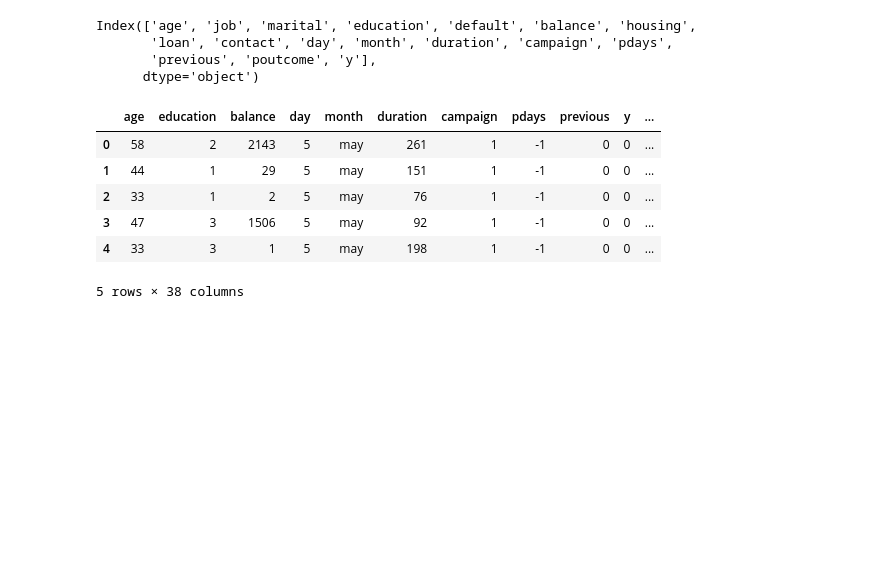
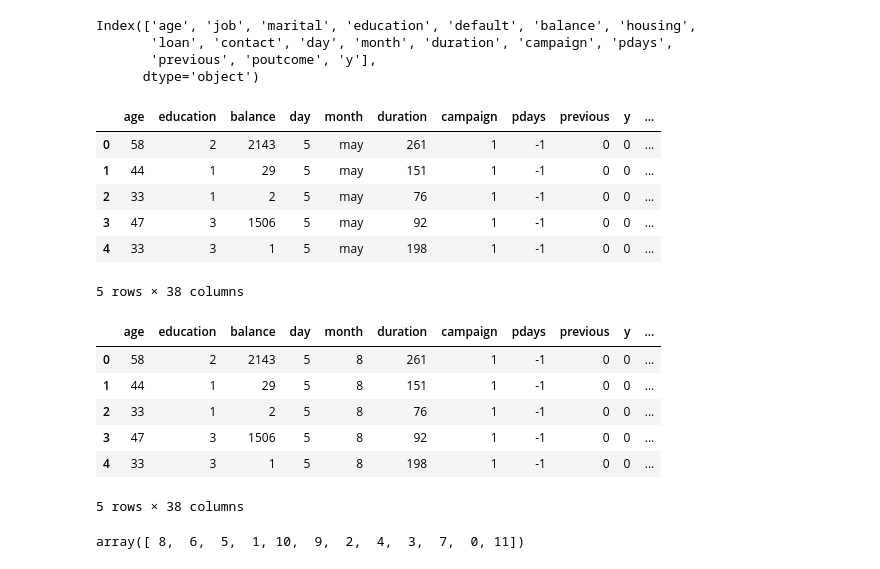
Before and after one commit to BinaraMendis7/Machine-learning, a Jupyter notebook: Mlcw.ipynb, the cells around one changed output. Cells and saved outputs as stored; diff of their text form; code cells hidden in the pictures; blank space fills up the shorter version.

Commit message:
analyis balance and age

```diff
--- a/Mlcw.ipynb
+++ b/Mlcw.ipynb
@@ -160,5 +161,19 @@ df.head()
 | 3 | 47 | 3 | 1506 | 5 | may | 92 | 1 | -1 | 0 | 0 | ... |
 | 4 | 33 | 3 | 1 | 5 | may | 198 | 1 | -1 | 0 | 0 | ... |
 5 rows × 38 columns
+# %%
+df.head()
+# %% [output]
+|  | age | education | balance | day | month | duration | campaign | pdays | previous | y | ... |
+| 0 | 58 | 2 | 2143 | 5 | 8 | 261 | 1 | -1 | 0 | 0 | ... |
+| 1 | 44 | 1 | 29 | 5 | 8 | 151 | 1 | -1 | 0 | 0 | ... |
+| 2 | 33 | 1 | 2 | 5 | 8 | 76 | 1 | -1 | 0 | 0 | ... |
+| 3 | 47 | 3 | 1506 | 5 | 8 | 92 | 1 | -1 | 0 | 0 | ... |
+| 4 | 33 | 3 | 1 | 5 | 8 | 198 | 1 | -1 | 0 | 0 | ... |
+5 rows × 38 columns
+# %%
+df["month"].unique()
+# %% [output]
+array([ 8,  6,  5,  1, 10,  9,  2,  4,  3,  7,  0, 11])
 # %%
 df.to_csv("Encoded_Dataset.csv")
```
Also changed, not shown: parts of 3 cells of this notebook, 1 other file.
